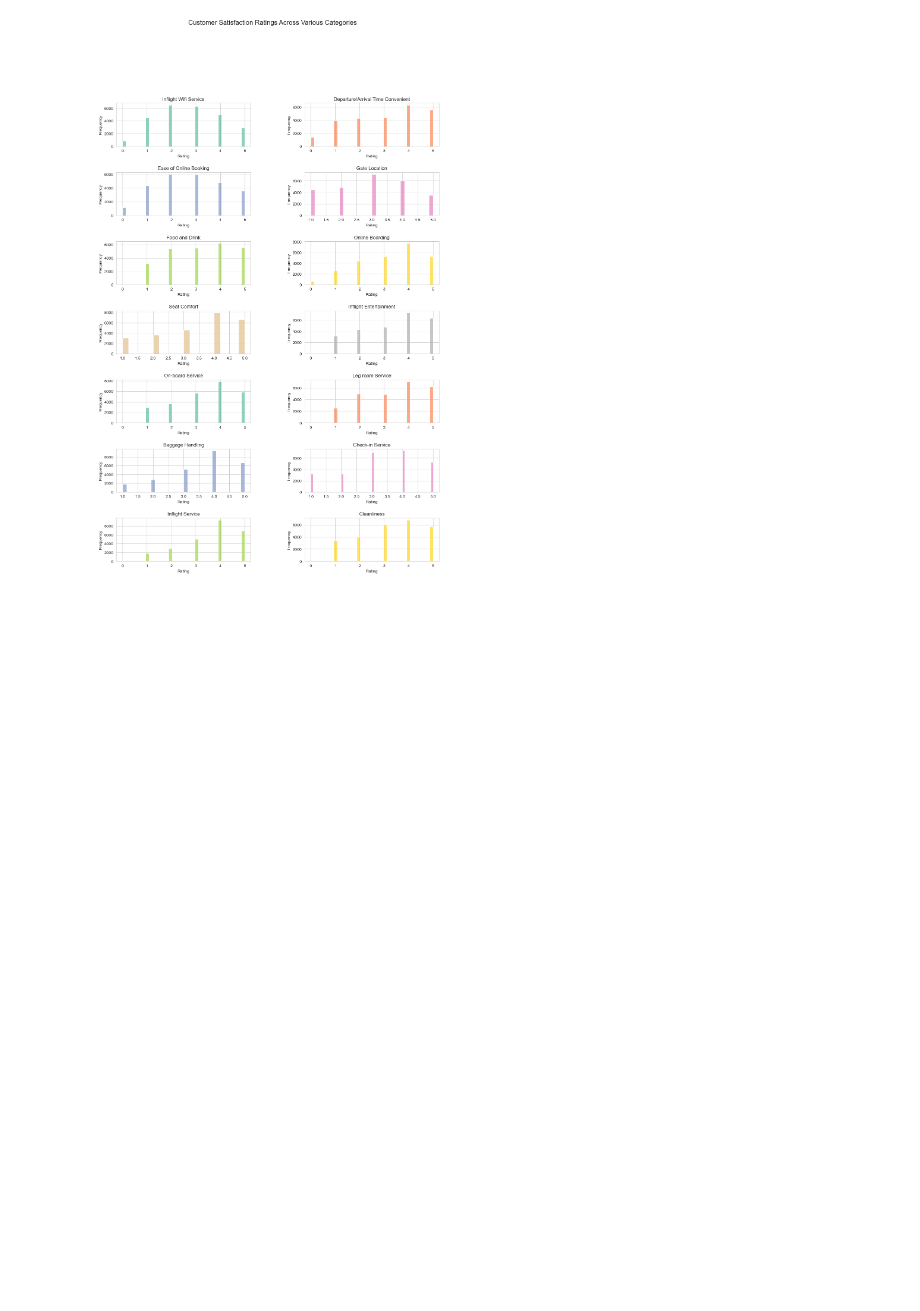
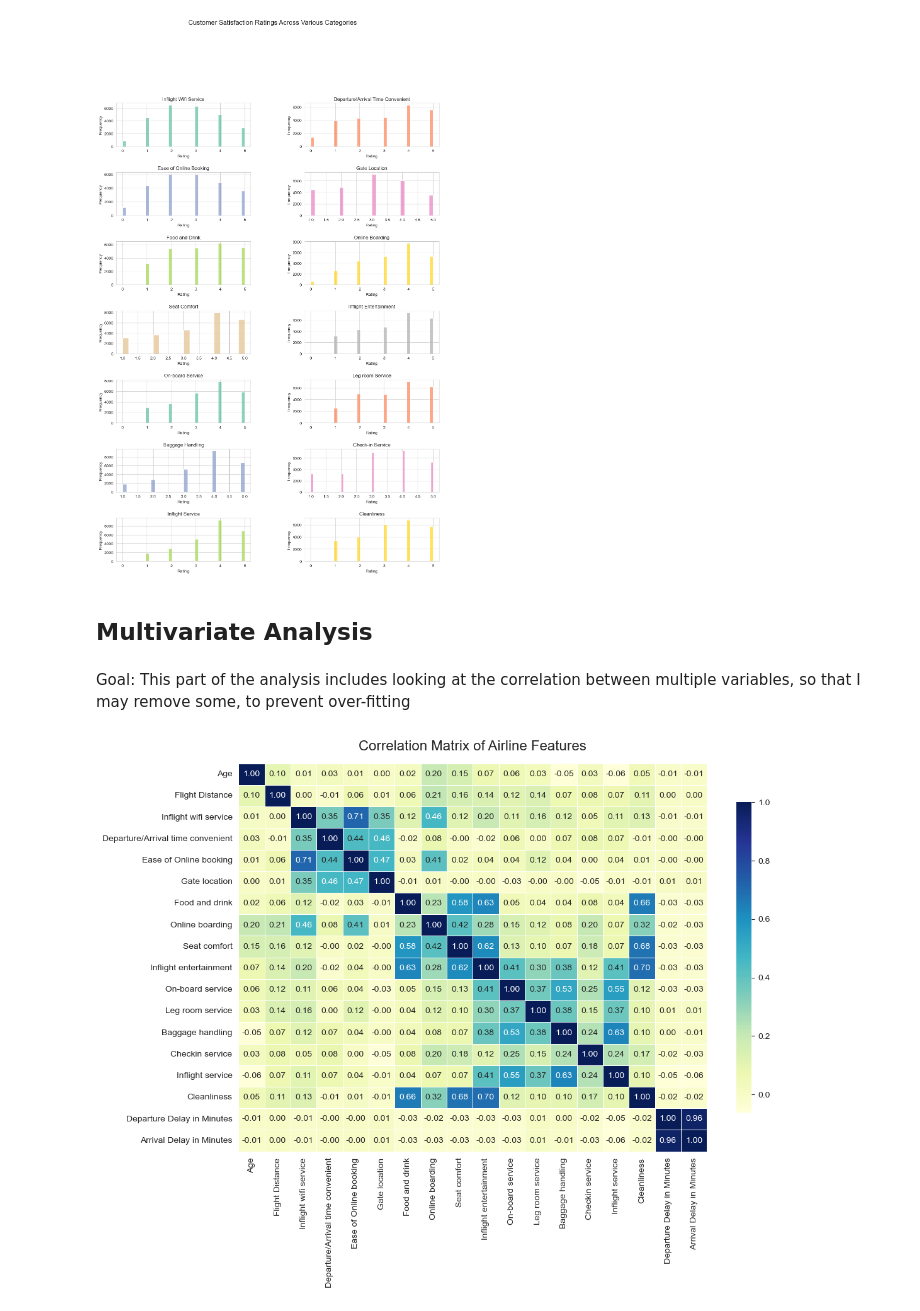
Before and after one commit to kunthshah21/Classification-ML-Prediction-for-Airline-Satsifaction, a Jupyter notebook: prediction_1.ipynb, the cells around one changed output. Drawn from its saved outputs; the diff is of its cells as text; code cells hidden in the pictures; blank space fills up the shorter version.

Commit message:
Updated Multivariate Analysis

```diff
--- a/prediction_1.ipynb
+++ b/prediction_1.ipynb
@@ -244,3 +276,22 @@ fig.suptitle('Customer Satisfaction Ratings Across Various Categories', fontsize
 plt.show()
 # %% [output]
 [figure]
+# %% [markdown]
+## Multivariate Analysis
+# %% [markdown]
+Goal: This part of the analysis includes looking at the correlation between multiple variables, so that I may remove some, to prevent over-fitting
+# %%
+plt.figure(figsize=(12, 8))
+
+sns.heatmap(airline_features.corr(),
+            cmap="YlGnBu",                # Colormap for vibrant colors
+            annot=True,                   # Annotate with correlation values
+            fmt=".2f",                    # Format values to 2 decimal places
+            linewidths=0.5,               # Add space between cells
+            annot_kws={"size": 10},       # Set annotation font size
+            cbar_kws={"shrink": 0.8})     # Shrink color bar for better fit
+
+plt.title('Correlation Matrix of Airline Features', fontsize=16, pad=15)
+plt.show()
+# %% [output]
+[figure, added]
```
Also changed, not shown: parts of 10 cells of this notebook.
